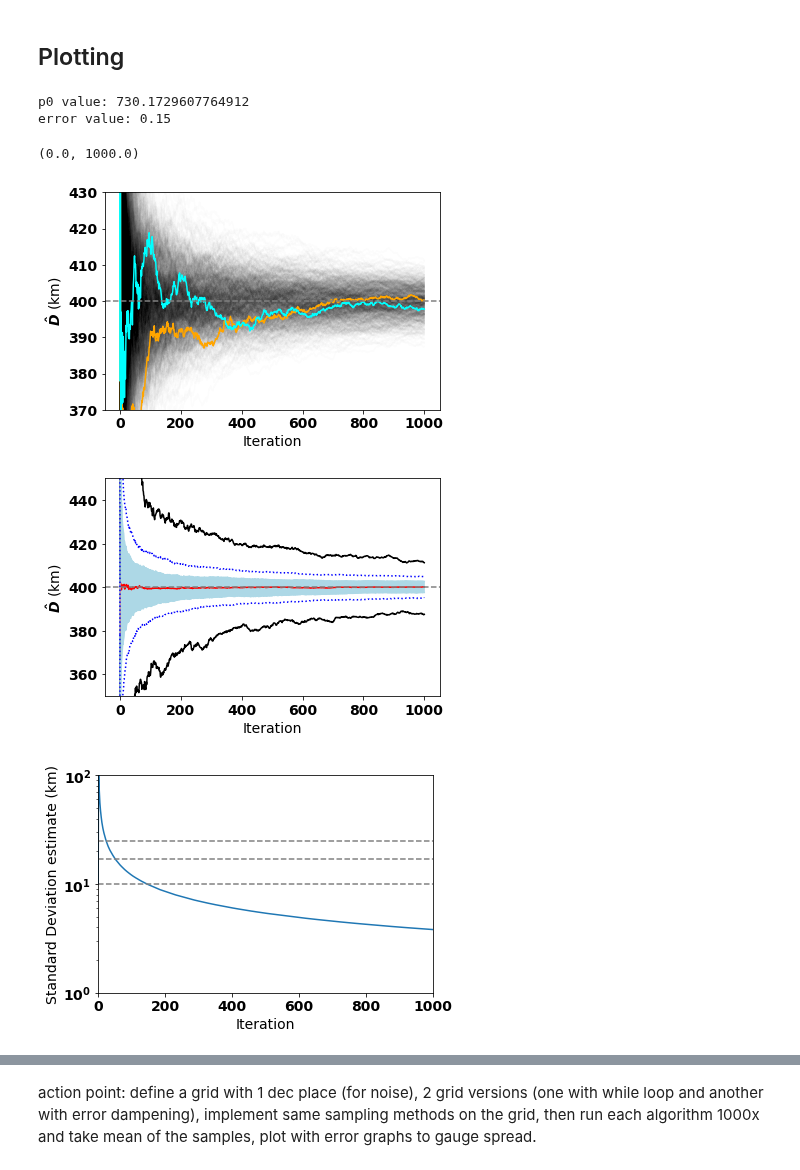
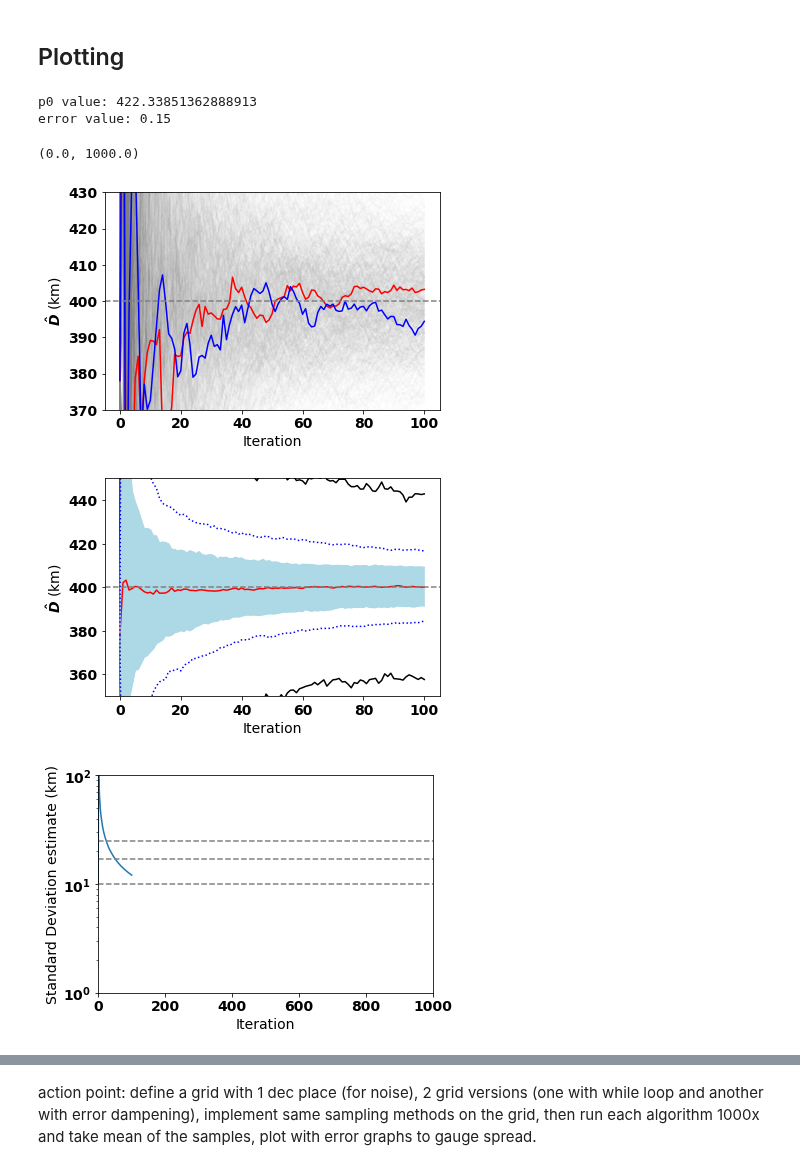
Before and after one commit to mustafa-majid-uu/curvefit_sampling, a Jupyter notebook: ex_ABS.ipynb, the cells around one changed output, grey strips where cells are left out. Saved outputs shown, nothing was run; the diff lists cells and outputs as text; code cells hidden in the pictures.

```diff
--- a/ex_ABS.ipynb
+++ b/ex_ABS.ipynb
@@ -24,7 +24,7 @@ MaxDistance = 4000
 e = 0.15 #error value
 # LPS: I've un-hardcoded the true value as we might want to play with this later.
 ValueTRUE = 400
-iterations = 1000 #the maximum no. of iterations for each sample
+iterations = 100 #the maximum no. of iterations for each sample
 UpperBound = MaxDistance#4000
 reps = 1000 #how many times to repeat the whole experiment
 rp0 = np.random.uniform(100,1000) #sample initial random guess of D-hat for curve fitting
@@ -137,6 +137,7 @@ Dhat_arr2_lst = [  ]
 cov_arr2_lst = [  ]
 x2_lst = [  ]
 y2_lst = [  ]
+diffat100 = []
 
 my_dict = {key: 0 for key in range(0, UpperBound+1)}
 overflowcount = 0
@@ -261,6 +262,10 @@ for a in range(0,reps):
         params, covs = optimize.curve_fit(cordist, xdata = x2, ydata = y2, p0=rp0) #fit the curve onto the 2 data points and get D-hat and covariance estimates
         Dhat_arr2.append(params[0]) #new estimate of corr. dist added to D-hat list
         cov_arr2.append(np.sqrt(covs[0][0]))
+        if(i == iterations-1):
+            diff = params[0] - ValueTRUE
+            diffat100.append(diff)
+
 
     Dhat_arr2_lst.append(Dhat_arr2)
     cov_arr2_lst.append(cov_arr2)
@@ -279,10 +284,10 @@ def absdiff(i):
 plt.figure(8)
 for i in range(0,len(Dhat_arr2_lst)):
     if(i == len(Dhat_arr2_lst)-1):
-        plt.plot(i_arr,Dhat_arr2_lst[0], label = 'V2',alpha=1,color='orange') #v2
-        plt.plot(i_arr,Dhat_arr2_lst[i], label = 'V2',alpha=1,color='cyan')
+        plt.plot(i_arr,Dhat_arr2_lst[0], label = 'V2',alpha=1,color='red') #v2
+        plt.plot(i_arr,Dhat_arr2_lst[i], label = 'V2',alpha=1,color='blue')
     else:
-        plt.plot(i_arr,Dhat_arr2_lst[i], label = 'V2',alpha=0.01,color='black') #v2
+        plt.plot(i_arr,Dhat_arr2_lst[i], label = 'V2',alpha=0.01,color='gray') #v2
 plt.axhline(y=ValueTRUE, color='gray', linestyle='--')
 plt.ylim([370,430])
 plt.ylabel('$\hat{D}$ (km)')
@@ -324,37 +329,37 @@ plt.plot(i_arr,Dhat_max, c='black')
 plt.plot(i_arr,Dhat_q1, color='lightblue')
 plt.plot(i_arr,Dhat_med,color = 'red')
 plt.plot(i_arr,Dhat_q3, color='lightblue')
 plt.plot(i_arr,Dhat_10, color='blue',linestyle = 'dotted')
 plt.plot(i_arr,Dhat_90, color='blue',linestyle = 'dotted')
 
 plt.fill_between(i_arr, Dhat_q1, Dhat_q3, color='lightblue')
 
 plt.ylim([350,450])
 plt.ylabel('$\hat{D}$ (km)')
 plt.xlabel('Iteration')
 plt.axhline(y=(ValueTRUE), color='gray', linestyle='--')
 #plt.legend(loc="upper right")
 
 
 #Plot median of st. dev. at each iteration
 plt.figure(60)
 plt.plot(i_arr,std_med, label = 'V2')
 plt.axhline(y=(10), color='gray', linestyle='--')
 plt.axhline(y=(25), color='gray', linestyle='--')
 plt.axhline(y=(17), color='gray', linestyle='--')
 
 plt.yscale('log')
 plt.ylim([1,10**2])
 plt.ylabel('Standard Deviation estimate (km)') # LPS: As there is only one variable, this is the variance of this variable.
 plt.xlabel('Iteration')
 plt.xlim(0,1000)
 # %% [output]
-p0 value: 730.1729607764912
+p0 value: 422.33851362888913
 error value: 0.15
 (0.0, 1000.0)
-[figure, old version]
+[figure, new version]
-[figure, old version]
+[figure, new version]
-[figure, old version]
+[figure, new version]
 # %%
 
 
```
Also changed, not shown: parts of 5 cells of this notebook, 12 other files.
